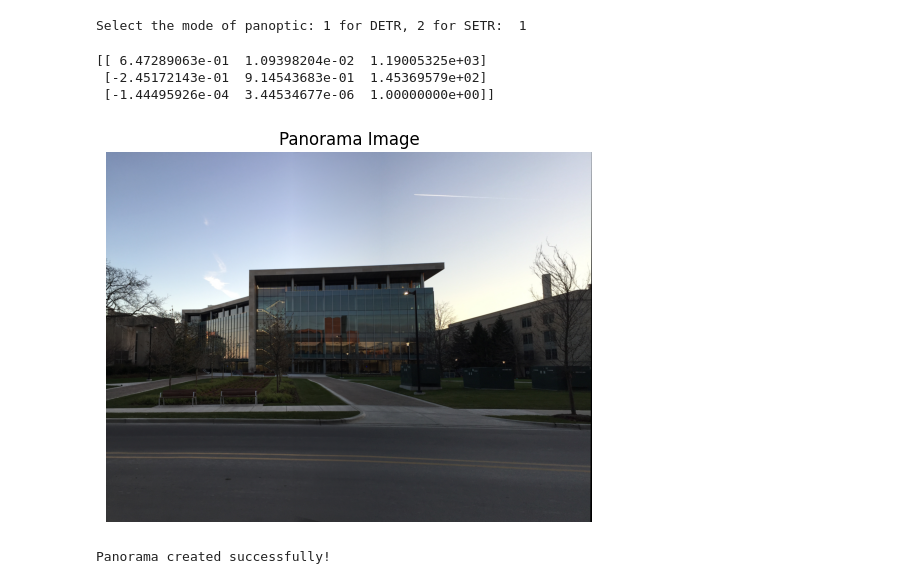
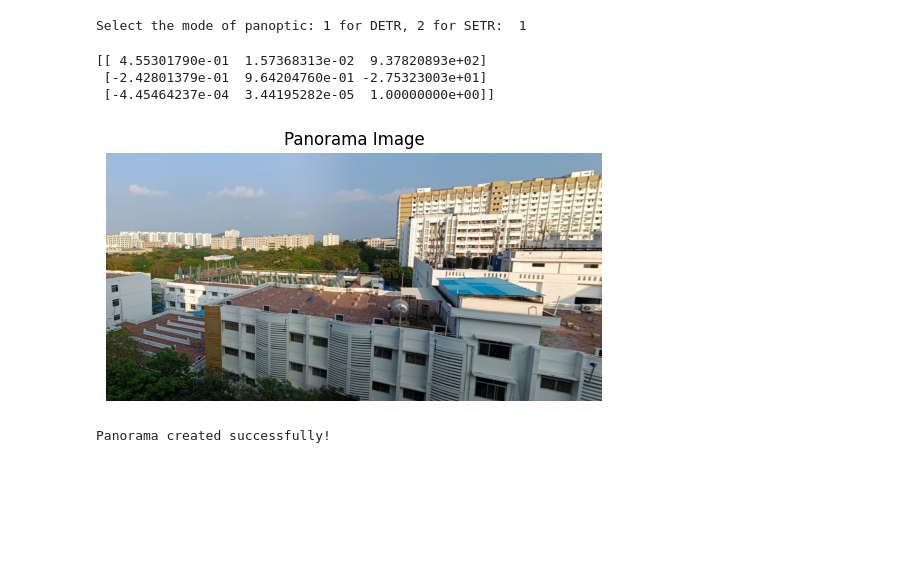
Before and after one commit to leowang707/cv_final, a Jupyter notebook: notebooks/Stiching_case2.ipynb, the cells around one changed output. Drawn from its saved outputs; the diff is of its cells as text; code cells hidden in the pictures; blank space fills up the shorter version.

```diff
--- a/notebooks/Stiching_case2.ipynb
+++ b/notebooks/Stiching_case2.ipynb
@@ -12,17 +12,17 @@ import sys
 panoptic_mode = int(input("Select the mode of panoptic: 1 for DETR, 2 for SETR: "))
 if panoptic_mode == 1:
     Filepath = './DETR_result/'
-    image1 = cv2.imread('image1.jpg')
-    image2 = cv2.imread('image2.jpg')
-    mask_label_path1 = Filepath + 'image1/'
-    mask_label_path2 = Filepath + 'image2/'
+    image1 = cv2.imread('image01.jpg')
+    image2 = cv2.imread('image02.jpg')
+    mask_label_path1 = Filepath + 'image01/'
+    mask_label_path2 = Filepath + 'image02/'
 
 elif panoptic_mode == 2:
     Filepath = './SETR_result/'
-    image1 = cv2.imread('image1.jpg')
-    image2 = cv2.imread('image2.jpg')
-    mask_label_path1 = Filepath + 'image1/'
-    mask_label_path2 = Filepath + 'image2/'
+    image1 = cv2.imread('image01.jpg')
+    image2 = cv2.imread('image02.jpg')
+    mask_label_path1 = Filepath + 'image01/'
+    mask_label_path2 = Filepath + 'image02/'
 # %% [output]
 Select the mode of panoptic: 1 for DETR, 2 for SETR:  1
 # %%
@@ -120,7 +120,8 @@ class Image_Stitching():
         self.ratio = 0.85
         self.min_match = 10
         self.sift = cv2.SIFT_create()
-        self.smoothing_window_size = 800
+        if ()
+        self.smoothing_window_size = 300
 
     def registration(self, img1, img2):
         # Convert images to grayscale
@@ -187,39 +188,37 @@ class Image_Stitching():
         panorama1 = np.zeros((height_panorama, width_panorama, 3))
         mask1 = self.create_mask(img1, img2, version='left_image')
         panorama1[0:img1.shape[0], 0:img1.shape[1], :] = img1
         panorama1 *= mask1
         mask2 = self.create_mask(img1, img2, version='right_image')
         panorama2 = cv2.warpPerspective(img2, H, (width_panorama, height_panorama)) * mask2
         result = panorama1 + panorama2
 
         rows, cols = np.where(result[:, :, 0] != 0)
         min_row, max_row = min(rows), max(rows) + 1
         min_col, max_col = min(cols), max(cols) + 1
         final_result = result[min_row:max_row, min_col:max_col, :]
 
         return final_result.astype(np.uint8)  # Ensure the data type is uint8
 
-def main(argv1, argv2):
-    img1 = cv2.imread(argv1)
-    img2 = cv2.imread(argv2)
+def main(img1, img2):
     final = Image_Stitching().blending(img1, img2)
 
     # Display the panorama using matplotlib
     final_rgb = cv2.cvtColor(final, cv2.COLOR_BGR2RGB)  # Convert BGR to RGB
     plt.imshow(final_rgb)
     plt.title('Panorama Image')
     plt.axis('off')
     plt.show()
 
 # Example usage
 try:
-    main('image1.jpg', 'image2.jpg')
+    main(image1, image2)
     print("Panorama created successfully!")
 except IndexError:
     print("Please input two source images.")
 # %% [output]
-[[ 6.47289063e-01  1.09398204e-02  1.19005325e+03]
- [-2.45172143e-01  9.14543683e-01  1.45369579e+02]
- [-1.44495926e-04  3.44534677e-06  1.00000000e+00]]
+[[ 4.55301790e-01  1.57368313e-02  9.37820893e+02]
+ [-2.42801379e-01  9.64204760e-01 -2.75323003e+01]
+ [-4.45464237e-04  3.44195282e-05  1.00000000e+00]]
-[figure, old version]
+[figure, new version]
 Panorama created successfully!
```
Also changed, not shown: 37 other files.
